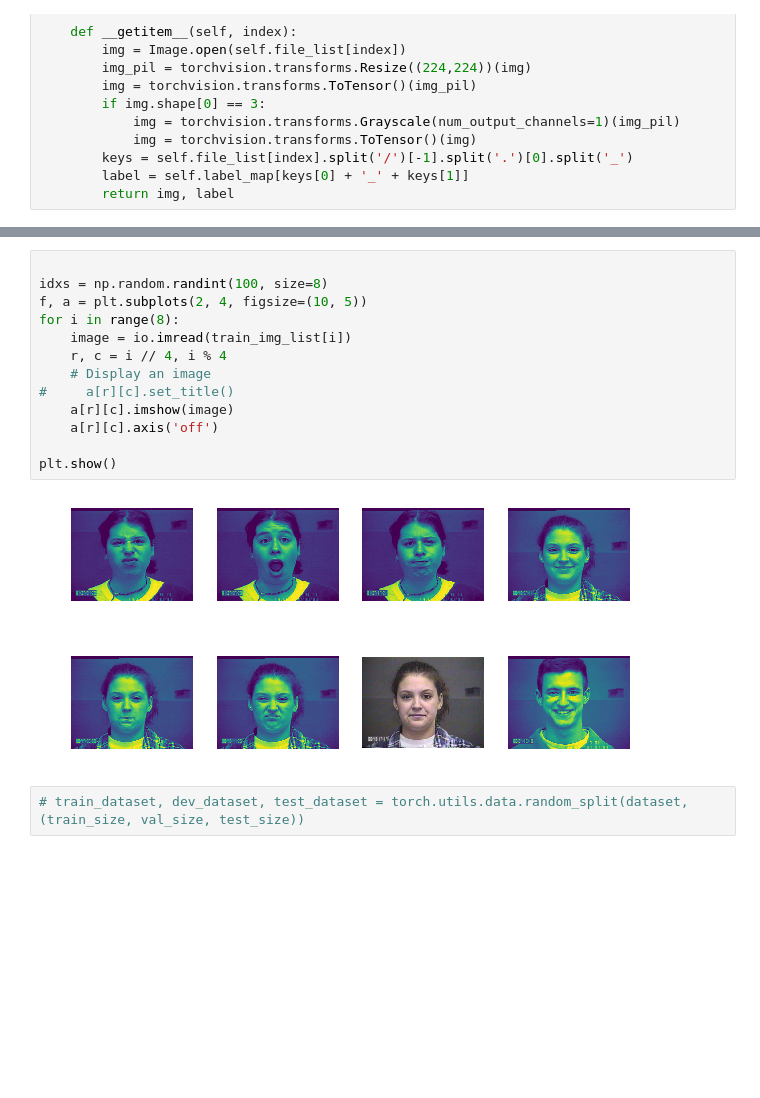
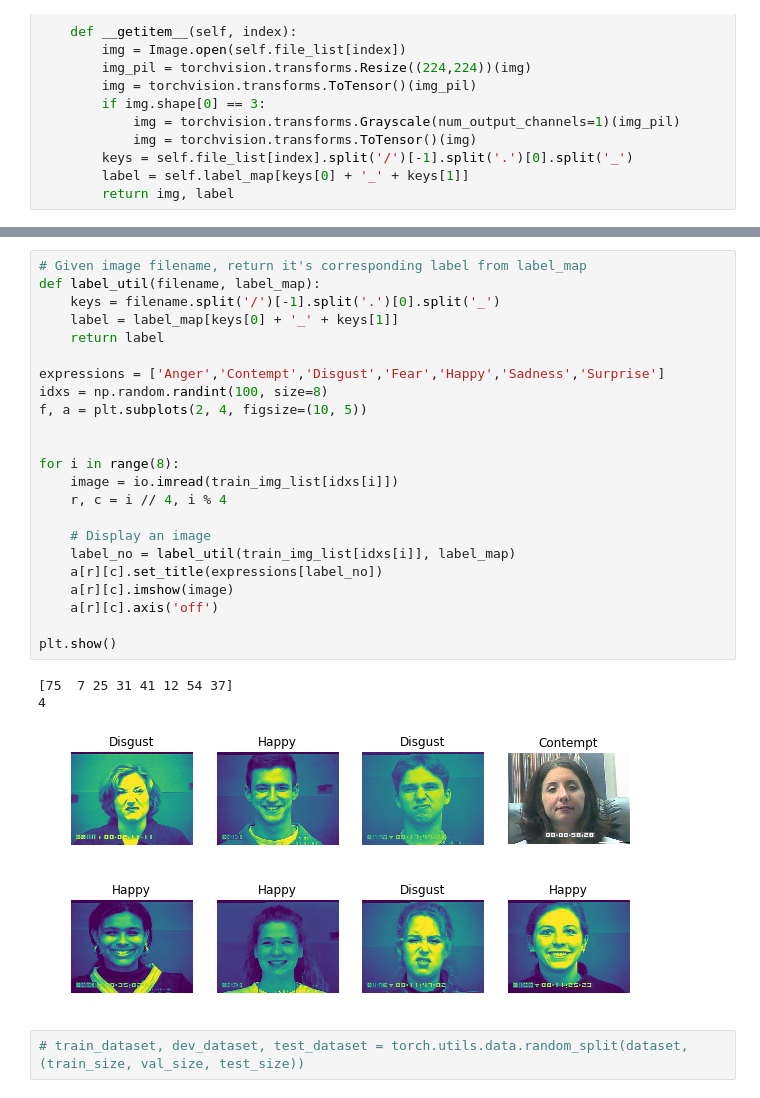
Before and after one commit to SiddharthMehtaRajendra/pythons, a Jupyter notebook: baseline_cnn_v3.ipynb, the cells around one changed output, grey strips where cells are left out. Drawn from its saved outputs; the diff is of its cells as text; blank space fills up the shorter version.

Commit message:
visualization

```diff
--- a/baseline_cnn_v3.ipynb
+++ b/baseline_cnn_v3.ipynb
@@ -107,20 +105,32 @@ plt.show()
 # %% [output]
 [figure]
 # %%
+# Given image filename, return it's corresponding label from label_map
+def label_util(filename, label_map):
+    keys = filename.split('/')[-1].split('.')[0].split('_')
+    label = label_map[keys[0] + '_' + keys[1]]
+    return label
 
+expressions = ['Anger','Contempt','Disgust','Fear','Happy','Sadness','Surprise']
 idxs = np.random.randint(100, size=8)
 f, a = plt.subplots(2, 4, figsize=(10, 5))
+
+
 for i in range(8):
-    image = io.imread(train_img_list[i])
+    image = io.imread(train_img_list[idxs[i]])
     r, c = i // 4, i % 4
+
     # Display an image
-#     a[r][c].set_title()
+    label_no = label_util(train_img_list[idxs[i]], label_map)
+    a[r][c].set_title(expressions[label_no])
     a[r][c].imshow(image)
     a[r][c].axis('off')
 
 plt.show()
 # %% [output]
+[75  7 25 31 41 12 54 37]
+4
-[figure, old version]
+[figure, new version]
 # %%
 # train_dataset, dev_dataset, test_dataset = torch.utils.data.random_split(dataset, (train_size, val_size, test_size))
 # %%
```
Also changed, not shown: parts of 6 cells of this notebook.
